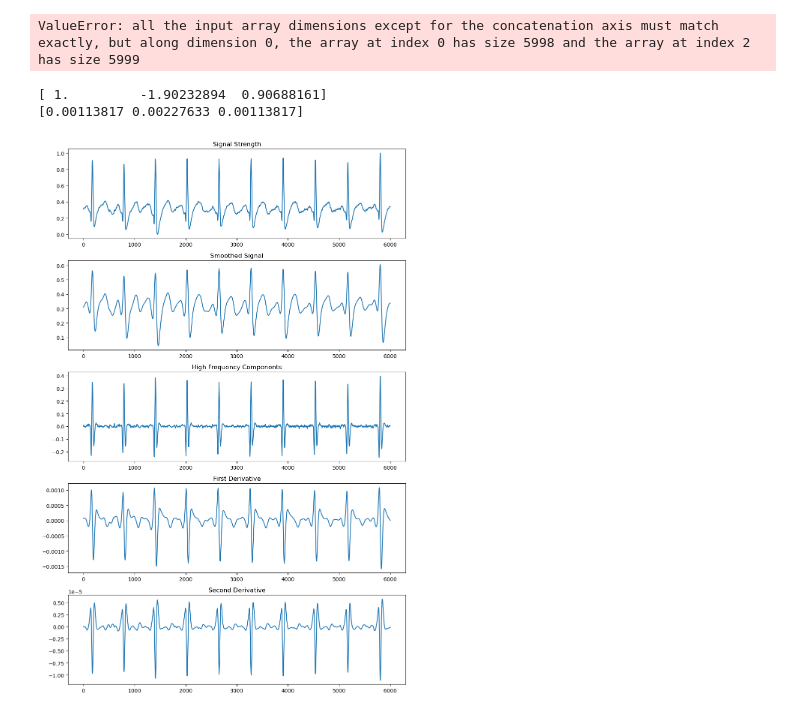
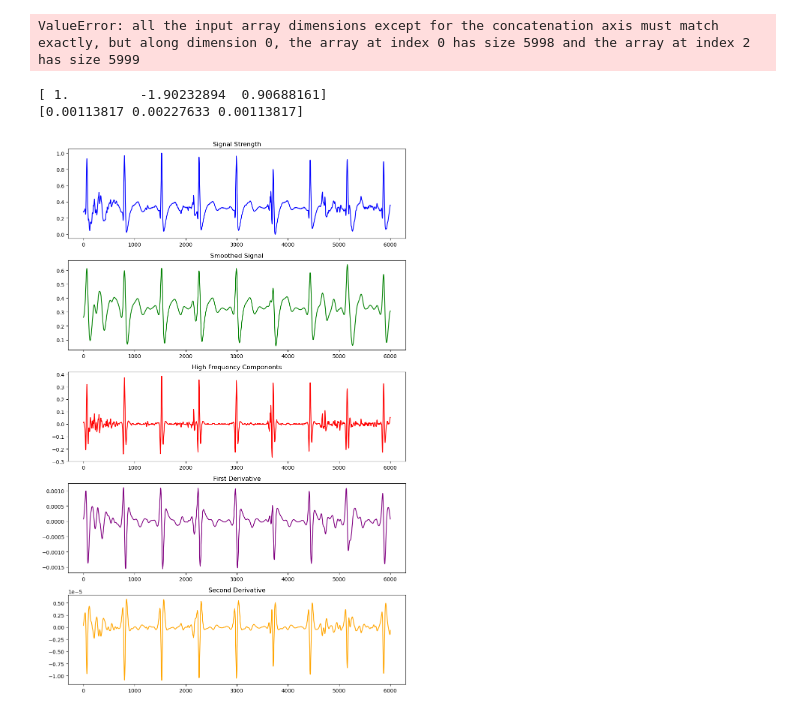
Before and after one commit to ng-anhhtuann/ecg-stroke-prediction, a Jupyter notebook: elderly-stroke/ecg.ipynb, the cells around one changed output. Saved outputs shown, nothing was run; the diff lists cells and outputs as text; code cells hidden in the pictures.

```diff
--- a/elderly-stroke/ecg.ipynb
+++ b/elderly-stroke/ecg.ipynb
@@ -147,10 +109,8 @@ delete_files_if_txt_exists(FOLDER_PATH)
 # %%
-# CONVERT BY CALL PHYSIONET
 
-# Ensure the local save directory exists
 os.makedirs(FOLDER_PATH, exist_ok=True)
 
-for record_name in records:
+for record_name in record_files:
     # Define the path for the expected .p_signal output file
     output_file_path = os.path.join(FOLDER_PATH, f"{record_name}_p_signal.txt")
 
@@ -495,80 +445,85 @@ print("Filtering and derivative computation complete.")
 # %% [output]
 ValueError: all the input array dimensions except for the concatenation axis must match exactly, but along dimension 0, the array at index 0 has size 5998 and the array at index 2 has size 5999
 # %%
+
+cutoff_frequency = 11  # Cutoff frequency in Hz
+sampling_rate = 1000  # Sampling rate in Hz
+order = 2  # Order of the polynomial
+
+# divide by (0.5 * sampling_rate)
+# frequencies are often normalized by the Nyquist frequency
+# which is half the sampling rate.
+# The Nyquist frequency is the highest frequency that can be effectively
+# sampled without introducing aliasing according to the Nyquist-Shannon sampling theorem.
+b, a = butter(order, cutoff_frequency / (0.5 * sampling_rate), btype='low')
+print(a)
+print(b)
 
 # Function to apply the low-pass filter
 def low_pass_filter(signal):
     return filtfilt(b, a, signal)
 
 # Function to compute derivatives
 def compute_derivatives(signal):
     first_derivative = np.gradient(signal, 10)  # Change in signal for every 10 samples
     second_derivative = np.gradient(first_derivative, 10)
     return first_derivative, second_derivative
 
 def extract_columns(file_name):
-    full_file_path = os.path.join('test/', file_name)
+    full_file_path = os.path.join(FOLDER_NORMALIZE, file_name)
 
     data = np.loadtxt(full_file_path)
 
     left = data[:, 0]
     right = data[:, 1]
     return left, right
 
-ss, sss = extract_columns('s0030-04051907_1_p_signal.txt')
-# print("Column 1:", ss)
-# print("Column 2:", sss)
+def plot(name):
+    ss, sss = extract_columns(name)
+    pp(ss)
+    pp(sss)
 
-cutoff_frequency = 11  # Cutoff frequency in Hz
-sampling_rate = 1000  # Sampling rate in Hz
-order = 2  # Order of the polynomial
+def pp(ss):
 
-# divide by (0.5 * sampling_rate) is that,
-# in digital signal processing,
-# frequencies are often normalized by the Nyquist frequency,
-# which is half the sampling rate.
-# The Nyquist frequency is the highest frequency that can be effectively
-# sampled without introducing aliasing according to the Nyquist-Shannon sampling theorem.
-b, a = butter(order, cutoff_frequency / (0.5 * sampling_rate), btype='low')
+    smooth = filtfilt(b, a, ss)
+    high_freq_data = ss - smooth
+    first_derivative, second_derivative = compute_derivatives(smooth)
+    plt.figure(figsize=(10, 15))
 
-smooth = filtfilt(b, a, ss)
+    colors = ['blue', 'green', 'red', 'purple', 'orange']
 
-high_freq_data = ss - smooth
-first_derivative, second_derivative = compute_derivatives(smooth)
+    plt.subplot(5, 1, 1)
+    plt.plot(ss, color=colors[0])
+    plt.title('Signal Strength')
 
-print(a)
-print(b)
+    plt.subplot(5, 1, 2)
+    plt.plot(smooth, color=colors[1])
+    plt.title('Smoothed Signal')
 
+    plt.subplot(5, 1, 3)
+    plt.plot(high_freq_data, color=colors[2])
+    plt.title('High Frequency Components')
+
+    plt.subplot(5, 1, 4)
+    plt.plot(first_derivative, color=colors[3])
+    plt.title('First Derivative')
+
+    plt.subplot(5, 1, 5)
+    plt.plot(second_derivative, color=colors[4])
+    plt.title('Second Derivative')
+
+    plt.tight_layout()
+    plt.show()
+
+    plt.tight_layout()
+    plt.show()
+
+plot('s0030-04051907_15_p_signal.txt')
 # print(smooth, " = ", len(smooth))
 # print(high_freq_data, " = ", len(high_freq_data))
 # print(first_derivative, " = ", len(first_derivative))
 # print(second_derivative, " = ", len(second_derivative))
-
-plt.figure(figsize=(10, 15))
-
-plt.subplot(5, 1, 1)
-plt.plot(ss)
-plt.title('Signal Strength')
-
-plt.subplot(5, 1, 2)
-plt.plot(smooth)
-plt.title('Smoothed Signal')
-
-plt.subplot(5, 1, 3)
-plt.plot(high_freq_data)
-plt.title('High Frequency Components')
-
-plt.subplot(5, 1, 4)
-plt.plot(first_derivative)
-plt.title('First Derivative')
-
-plt.subplot(5, 1, 5)
-plt.plot(second_derivative)
-plt.title('Second Derivative')
-
-plt.tight_layout()
-plt.show()
 # %% [output]
 [ 1.         -1.90232894  0.90688161]
 [0.00113817 0.00227633 0.00113817]
-[figure, old version]
+[figure, new version]
```
Also changed, not shown: parts of 19 cells of this notebook.
